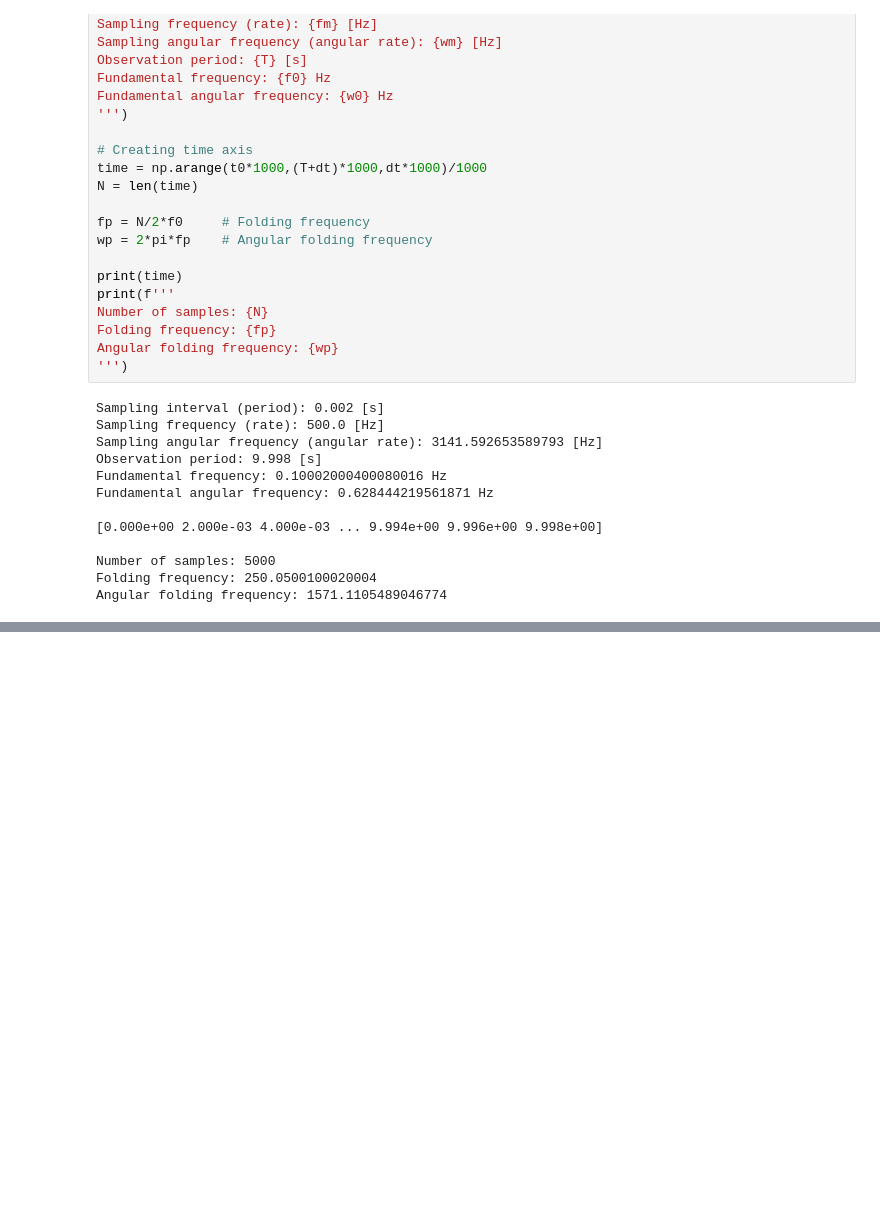
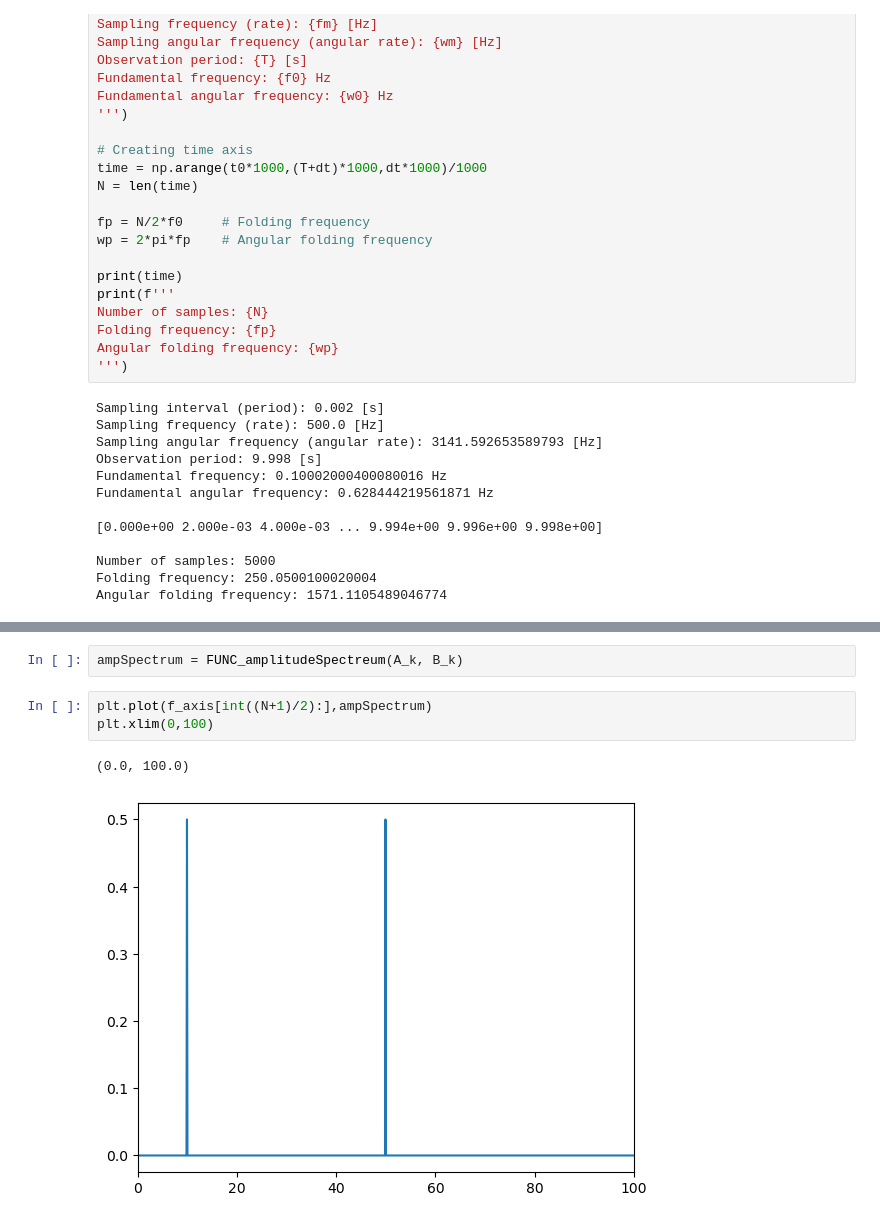
Before and after one commit to P219-C/signalAnalysis, a Jupyter notebook: signalAnalysis.ipynb, the cells around one changed output, grey strips where cells are left out. Cells and saved outputs as stored; diff of their text form; blank space fills up the shorter version.

```diff
--- a/signalAnalysis.ipynb
+++ b/signalAnalysis.ipynb
@@ -108,0 +184,8 @@ f_axis[int((N)/2)]
+# %%
+ampSpectrum = FUNC_amplitudeSpectreum(A_k, B_k)
+# %%
+plt.plot(f_axis[int((N+1)/2):],ampSpectrum)
+plt.xlim(0,100)
+# %% [output]
+(0.0, 100.0)
+[figure, added]
```
Also changed, not shown: parts of 9 cells of this notebook.
